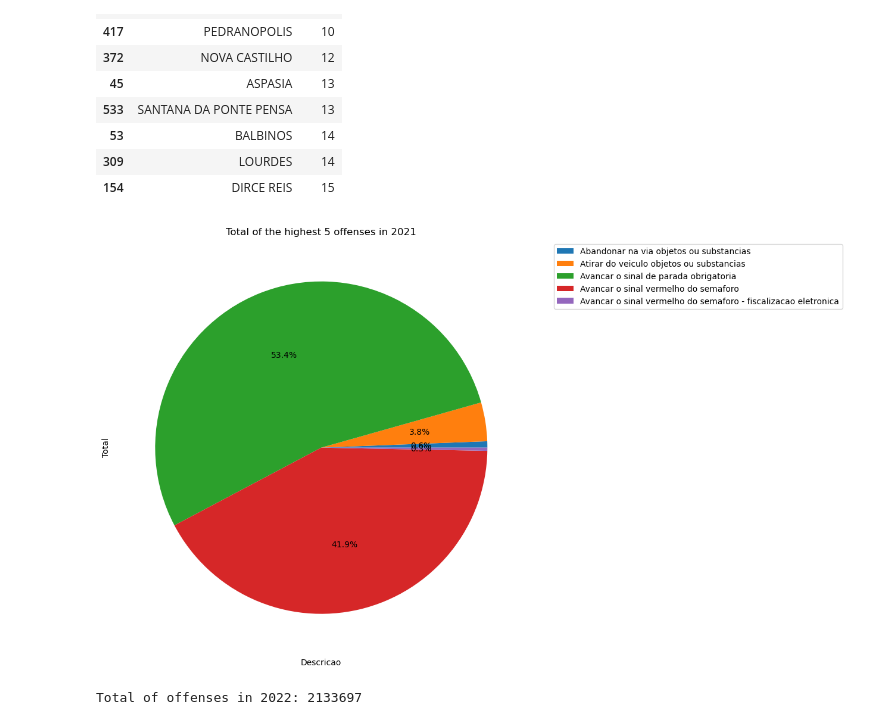
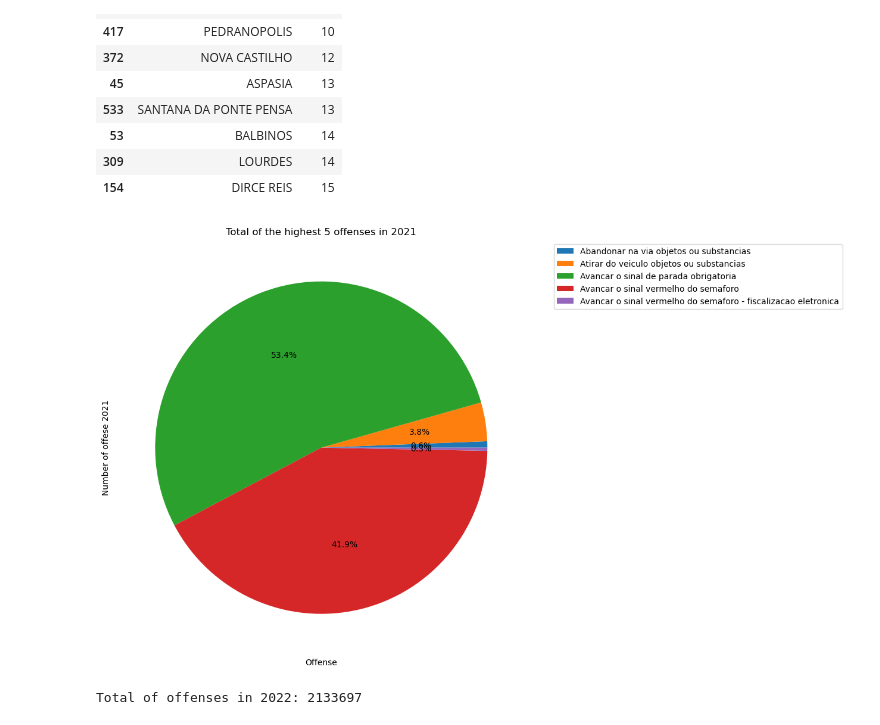
Before and after one commit to acdjsilva/traffic_infractions_sp_2022, a Jupyter notebook: Infraction portifolio.ipynb, the cells around one changed output. Cells and saved outputs as stored; diff of their text form; code cells hidden in the pictures.

```diff
--- a/Infraction portifolio.ipynb
+++ b/Infraction portifolio.ipynb
@@ -136,14 +136,14 @@ infraction_city2021.sort_values(by="Total", ascending=True).head(10)
 grouped_data2021 = df2.groupby('Descricao')['Total'].sum().head(5)
 # %%
 grouped_data2021.plot(kind='pie', figsize=(9, 30), labeldistance=None, autopct='%1.1f%%')
-plt.xlabel('Descricao')
-plt.ylabel('Total')
+plt.xlabel('Offense')
+plt.ylabel('Number of offese 2021')
 plt.title('Total of the highest 5 offenses in 2021')
-plt.legend('Descricao')
+plt.legend('Offense')
 plt.legend(bbox_to_anchor=(1.05, 1), loc='upper left')
 plt.show()
 # %% [output]
-[figure, old version]
+[figure, new version]
 # %%
 #2022 x 2021 - insights
 # %%
```
Also changed, not shown: parts of 4 cells of this notebook.
